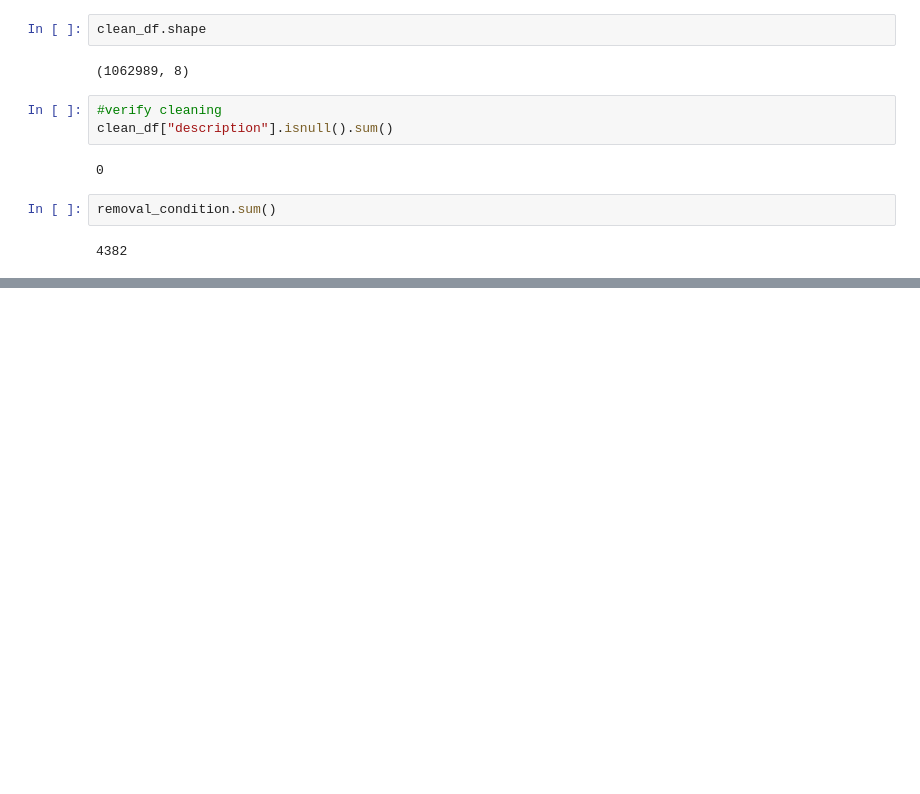
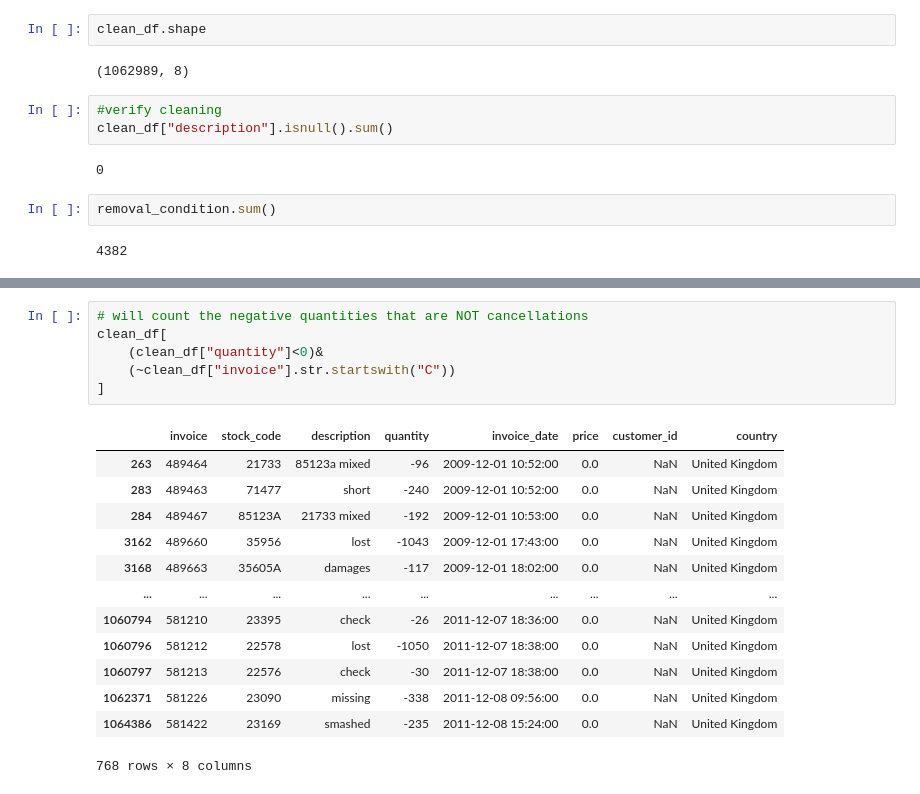
Before and after one commit to rawanmontasser/online-retail-analysis, a Jupyter notebook: notebooks/02_data_cleaning.ipynb, the cells around one changed output, grey strips where cells are left out. Drawn from its saved outputs; the diff is of its cells as text; blank space fills up the shorter version.

```diff
--- a/notebooks/02_data_cleaning.ipynb
+++ b/notebooks/02_data_cleaning.ipynb
@@ -225,0 +256,20 @@ removal_condition.sum()
+# %%
+# will count the negative quantities that are NOT cancellations
+clean_df[
+    (clean_df["quantity"]<0)&
+    (~clean_df["invoice"].str.startswith("C"))
+]
+# %% [output]
+|  | invoice | stock_code | description | quantity | invoice_date | price | customer_id | country |
+| 263 | 489464 | 21733 | 85123a mixed | -96 | 2009-12-01 10:52:00 | 0.0 | NaN | United Kingdom |
+| 283 | 489463 | 71477 | short | -240 | 2009-12-01 10:52:00 | 0.0 | NaN | United Kingdom |
+| 284 | 489467 | 85123A | 21733 mixed | -192 | 2009-12-01 10:53:00 | 0.0 | NaN | United Kingdom |
+| 3162 | 489660 | 35956 | lost | -1043 | 2009-12-01 17:43:00 | 0.0 | NaN | United Kingdom |
+| 3168 | 489663 | 35605A | damages | -117 | 2009-12-01 18:02:00 | 0.0 | NaN | United Kingdom |
+| ... | ... | ... | ... | ... | ... | ... | ... | ... |
+| 1060794 | 581210 | 23395 | check | -26 | 2011-12-07 18:36:00 | 0.0 | NaN | United Kingdom |
+| 1060796 | 581212 | 22578 | lost | -1050 | 2011-12-07 18:38:00 | 0.0 | NaN | United Kingdom |
+| 1060797 | 581213 | 22576 | check | -30 | 2011-12-07 18:38:00 | 0.0 | NaN | United Kingdom |
+| 1062371 | 581226 | 23090 | missing | -338 | 2011-12-08 09:56:00 | 0.0 | NaN | United Kingdom |
+| 1064386 | 581422 | 23169 | smashed | -235 | 2011-12-08 15:24:00 | 0.0 | NaN | United Kingdom |
+768 rows × 8 columns
```
Also changed, not shown: parts of 8 cells of this notebook.
